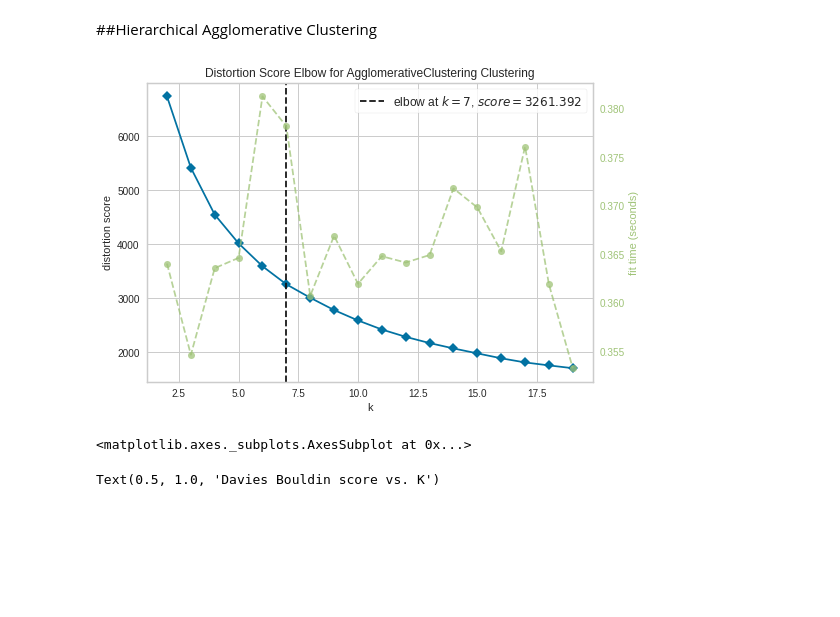
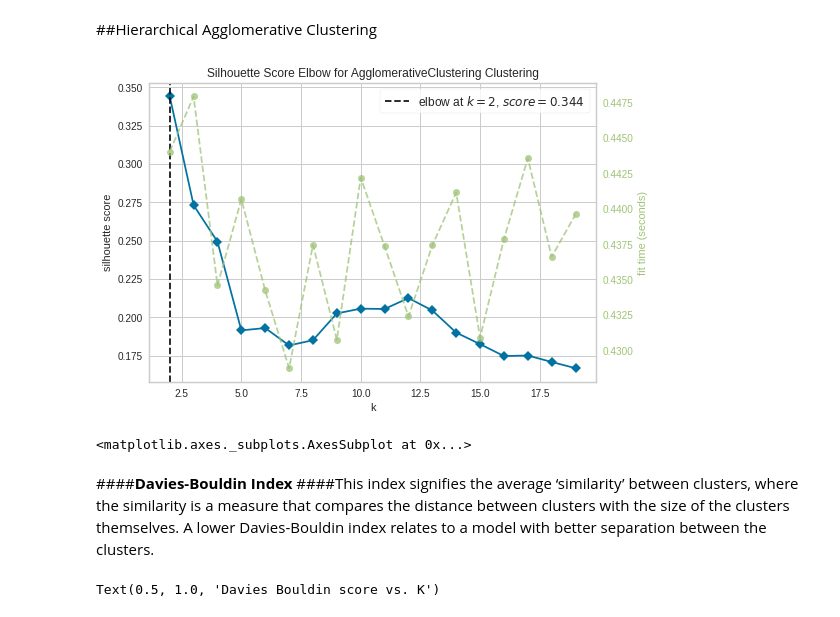
Before and after one commit to sanjay2097/Customer-Segmentation, a Jupyter notebook: Online_Retail_Customer_Segmentation.ipynb, the cells around one changed output. Saved outputs shown, nothing was run; the diff lists cells and outputs as text; code cells hidden in the pictures; blank space fills up the shorter version.

```diff
--- a/Online_Retail_Customer_Segmentation.ipynb
+++ b/Online_Retail_Customer_Segmentation.ipynb
@@ -496,0 +500,15 @@ data_norm
+# %%
+#visualizing silhouette score using yellowbrick
+#fit KMeans
+for k in range(2, 20):
+
+    # Initialize KMeans with k clusters
+    kmeans = KMeans(n_clusters=k, random_state=1)
+
+    # Fit KMeans on the normalized dataset
+    kmeans.fit(data_norm)
+
+from yellowbrick.cluster import KElbowVisualizer
+visu = KElbowVisualizer(kmeans, k=(2, 20), metric='silhouette')
+visu.fit(data_norm)
+visu.show()
@@ -496,0 +521,15 @@ data_norm
+# %%
+#visualizing calinski harabasz index using yellowbrick
+#fit KMeans
+for k in range(2, 20):
+
+    # Initialize KMeans with k clusters
+    kmeans = KMeans(n_clusters=k, random_state=1)
+
+    # Fit KMeans on the normalized dataset
+    kmeans.fit(data_norm)
+
+from yellowbrick.cluster import KElbowVisualizer
+visu = KElbowVisualizer(kmeans, k=(2, 20), metric='calinski_harabasz')
+visu.fit(data_norm)
+visu.show()
@@ -530,6 +576,6 @@ plt.xlabel('n_components');
 # %%
-# Initialize KMeans
-kmeans = KMeans(n_clusters=6, init='k-means++', max_iter=300, n_init=10, random_state=1)
+# Initialize KMeans clustering
+kmeans = KMeans(n_clusters=2, init='k-means++', max_iter=300, n_init=10, random_state=1)
 
 # Fit k-means clustering on the normalized data set
 kmeans.fit(data_norm)
@@ -614,21 +605,24 @@ from scipy.cluster.hierarchy import dendrogram, linkage, cophenet
 # %%
 #visualizing elbow using yellowbrick
 # Fit KMeans
 for k in range(2, 20):
 
     # Initialize KMeans with k clusters
     Hmeans = AgglomerativeClustering(n_clusters=k, affinity='euclidean', linkage='ward')
 
     # Fit KMeans on the normalized dataset
     Hmeans.fit(data_norm)
 
 from yellowbrick.cluster import KElbowVisualizer
-visu = KElbowVisualizer(Hmeans, k=(2, 20))
+visu = KElbowVisualizer(Hmeans, k=(2, 20), metric='silhouette')
 visu.fit(data_norm)
 visu.show()
 # %% [output]
-[figure, old version]
+[figure, new version]
 <matplotlib.axes._subplots.AxesSubplot at 0x...>
+# %% [markdown]
+####**Davies-Bouldin Index**
+####This index signifies the average ‘similarity’ between clusters, where the similarity is a measure that compares the distance between clusters with the size of the clusters themselves. A lower Davies-Bouldin index relates to a model with better separation between the clusters.
 # %%
 from sklearn.metrics import davies_bouldin_score
 def get_Hmeans_score(data, center):
```
Also changed, not shown: parts of 34 cells of this notebook.
